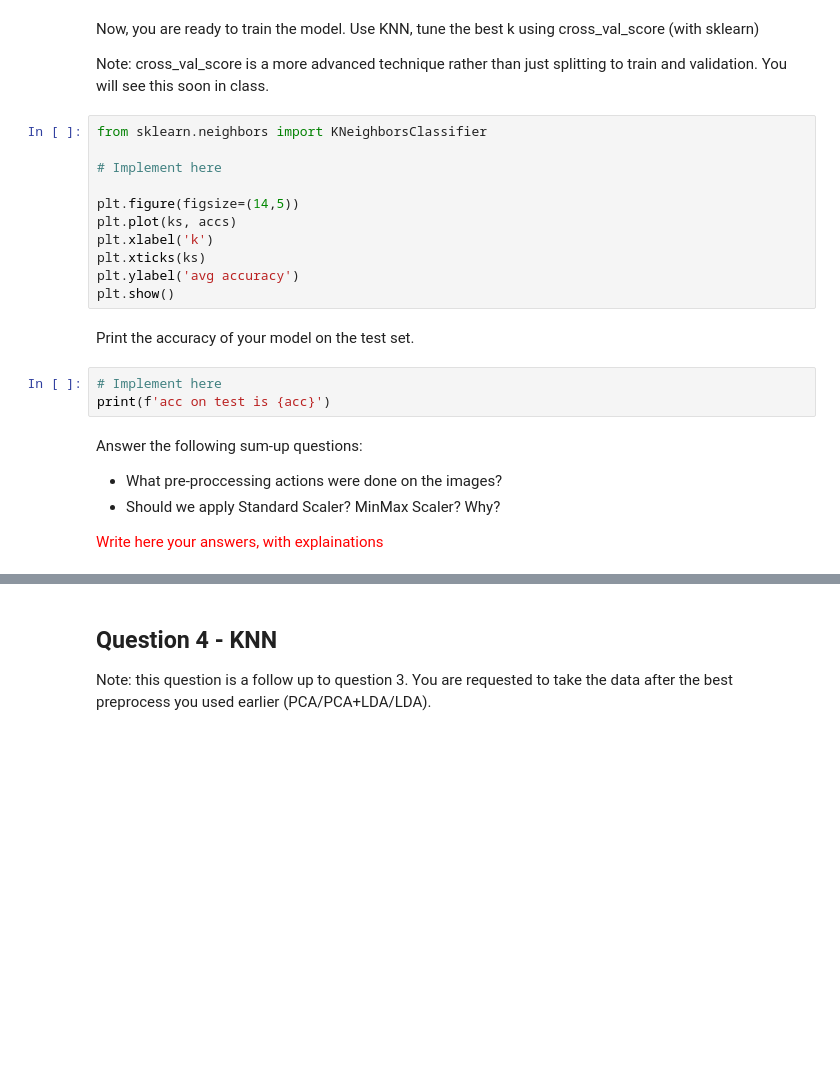
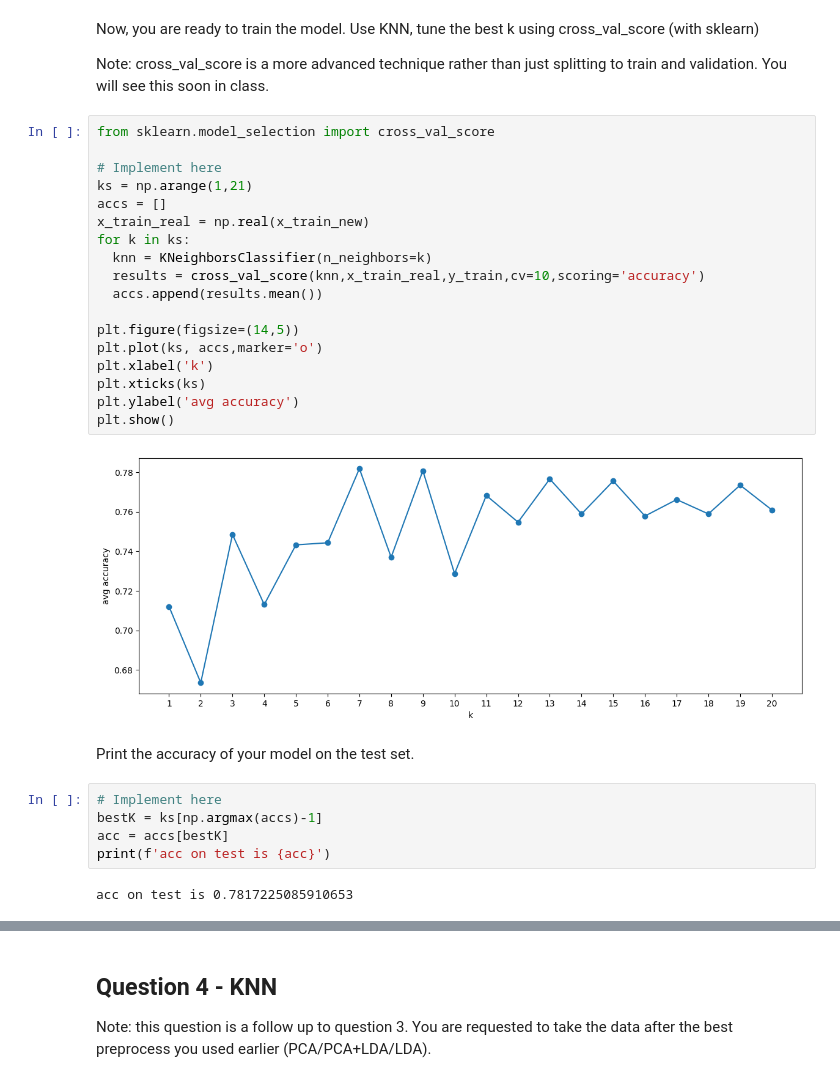
Before and after one commit to MahmoudAbade/ML-HW, a Jupyter notebook: HW3.ipynb, the cells around one changed output, grey strips where cells are left out. Drawn from its saved outputs; the diff is of its cells as text; blank space fills up the shorter version.

Commit message:
fixed question 3 and solved 5 all left is 4 has an error in mahanalobis

```diff
--- a/HW3.ipynb
+++ b/HW3.ipynb
@@ -783,24 +750,31 @@ Now, you are ready to train the model. Use KNN, tune the best k using cross_val_
 
 Note: cross_val_score is a more advanced technique rather than just splitting to train and validation. You will see this soon in class.
 # %%
-from sklearn.neighbors import KNeighborsClassifier
+from sklearn.model_selection import cross_val_score
 
 # Implement here
+ks = np.arange(1,21)
+accs = []
+x_train_real = np.real(x_train_new)
+for k in ks:
+  knn = KNeighborsClassifier(n_neighbors=k)
+  results = cross_val_score(knn,x_train_real,y_train,cv=10,scoring='accuracy')
+  accs.append(results.mean())
 
 plt.figure(figsize=(14,5))
-plt.plot(ks, accs)
+plt.plot(ks, accs,marker='o')
 plt.xlabel('k')
 plt.xticks(ks)
 plt.ylabel('avg accuracy')
 plt.show()
+# %% [output]
+[figure, added]
 # %% [markdown]
 Print the accuracy of your model on the test set.
 # %%
 # Implement here
+bestK = ks[np.argmax(accs)-1]
+acc = accs[bestK]
 print(f'acc on test is {acc}')
+# %% [output]
+acc on test is 0.7817225085910653
-# %% [markdown]
-Answer the following sum-up questions: <br/>
-- What pre-proccessing actions were done on the images?
-- Should we apply Standard Scaler? MinMax Scaler? Why?
-
-<font color='red'>Write here your answers, with explainations</font>
```
Also changed, not shown: parts of 31 cells of this notebook.
